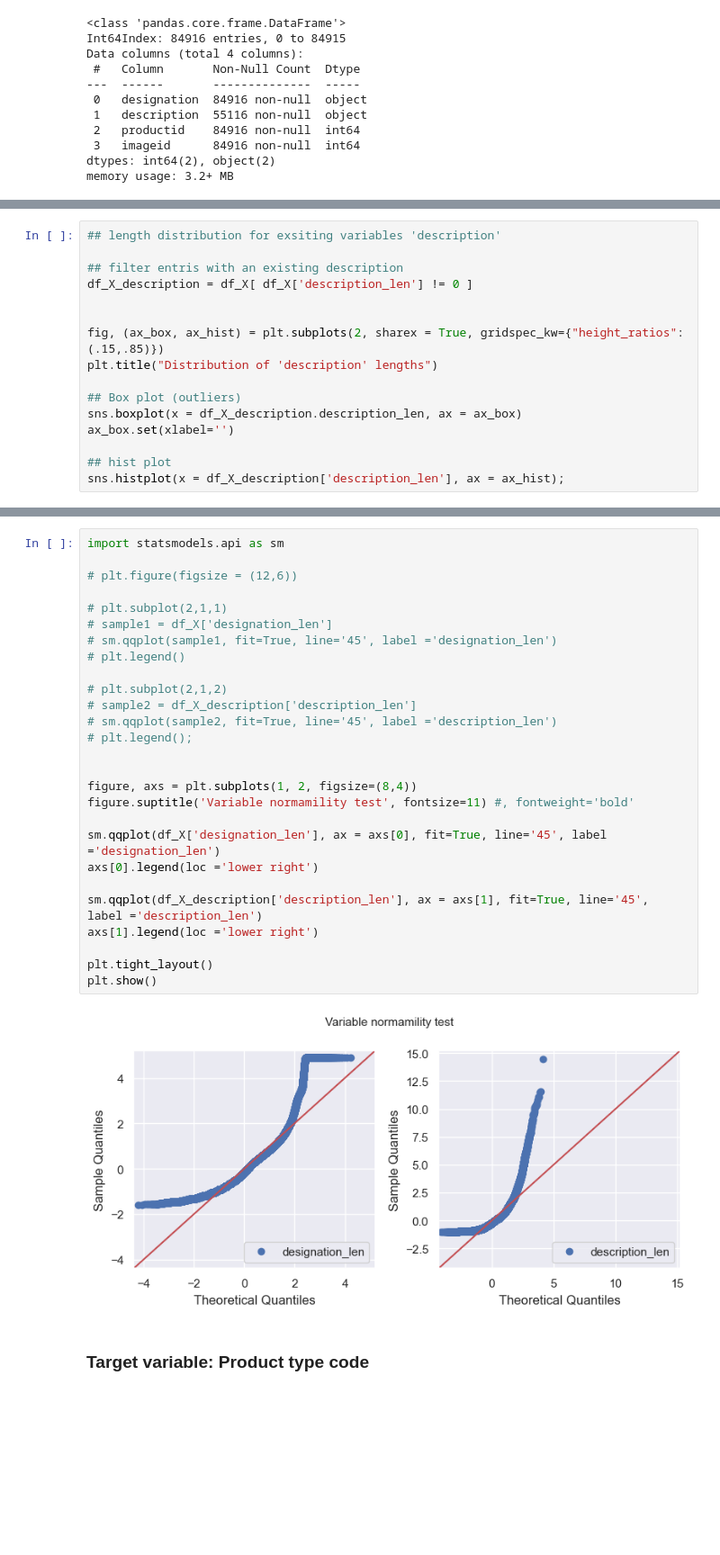
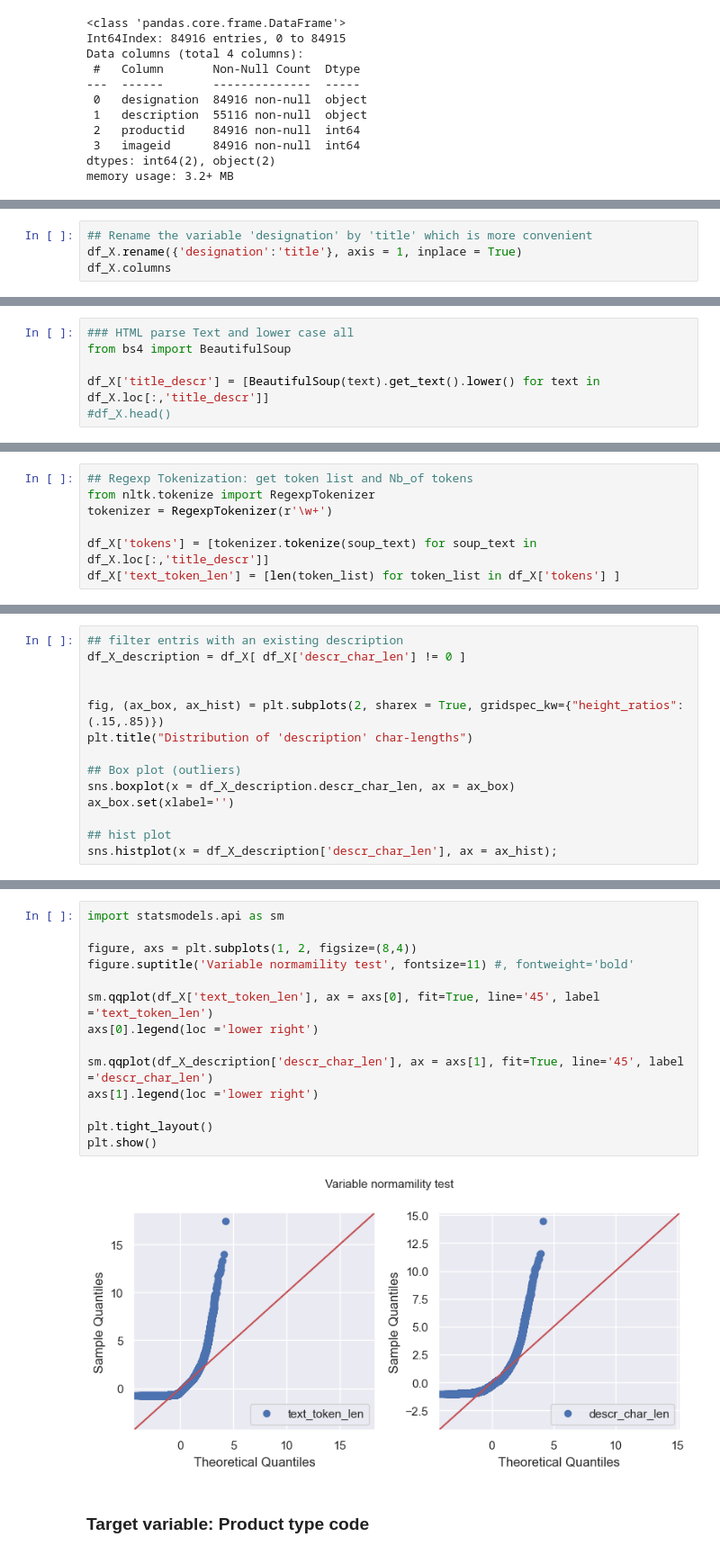
Before and after one commit to RamiroHR/Multimodal-Data-Product-Classification-Model, a Jupyter notebook: Rakuten_DataExploration.ipynb, the cells around one changed output, grey strips where cells are left out. Shown at 90% size. Drawn from its saved outputs; the diff is of its cells as text; blank space fills up the shorter version.

```diff
--- a/Rakuten_DataExploration.ipynb
+++ b/Rakuten_DataExploration.ipynb
@@ -70,0 +78,4 @@ There are 29800 (35.09 %) elements without a description
+# %%
+## Rename the variable 'designation' by 'title' which is more convenient
+df_X.rename({'designation':'title'}, axis = 1, inplace = True)
+df_X.columns
@@ -87,0 +208,6 @@ df_X.head()
+# %%
+### HTML parse Text and lower case all
+from bs4 import BeautifulSoup
+
+df_X['title_descr'] = [BeautifulSoup(text).get_text().lower() for text in df_X.loc[:,'title_descr']]
+#df_X.head()
@@ -87,0 +218,7 @@ df_X.head()
+# %%
+## Regexp Tokenization: get token list and Nb_of tokens
+from nltk.tokenize import RegexpTokenizer
+tokenizer = RegexpTokenizer(r'\w+')
+
+df_X['tokens'] = [tokenizer.tokenize(soup_text) for soup_text in df_X.loc[:,'title_descr']]
+df_X['text_token_len'] = [len(token_list) for token_list in df_X['tokens'] ]
@@ -132,17 +288,15 @@ Name: designation_len, dtype: float64
 # %%
-## length distribution for exsiting variables 'description'
-
 ## filter entris with an existing description
-df_X_description = df_X[ df_X['description_len'] != 0 ]
+df_X_description = df_X[ df_X['descr_char_len'] != 0 ]
 
 
 fig, (ax_box, ax_hist) = plt.subplots(2, sharex = True, gridspec_kw={"height_ratios":(.15,.85)})
-plt.title("Distribution of 'description' lengths")
+plt.title("Distribution of 'description' char-lengths")
 
 ## Box plot (outliers)
-sns.boxplot(x = df_X_description.description_len, ax = ax_box)
+sns.boxplot(x = df_X_description.descr_char_len, ax = ax_box)
 ax_box.set(xlabel='')
 
 ## hist plot
-sns.histplot(x = df_X_description['description_len'], ax = ax_hist);
+sns.histplot(x = df_X_description['descr_char_len'], ax = ax_hist);
 # %% [output]
@@ -165,32 +323,19 @@ Name: description_len, dtype: float64
 # %%
 import statsmodels.api as sm
-
-# plt.figure(figsize = (12,6))
-
-# plt.subplot(2,1,1)
-# sample1 = df_X['designation_len']
-# sm.qqplot(sample1, fit=True, line='45', label ='designation_len')
-# plt.legend()
-
-# plt.subplot(2,1,2)
-# sample2 = df_X_description['description_len']
-# sm.qqplot(sample2, fit=True, line='45', label ='description_len')
-# plt.legend();
-
 
 figure, axs = plt.subplots(1, 2, figsize=(8,4))
 figure.suptitle('Variable normamility test', fontsize=11) #, fontweight='bold'
 
-sm.qqplot(df_X['designation_len'], ax = axs[0], fit=True, line='45', label ='designation_len')
+sm.qqplot(df_X['text_token_len'], ax = axs[0], fit=True, line='45', label ='text_token_len')
 axs[0].legend(loc ='lower right')
 
-sm.qqplot(df_X_description['description_len'], ax = axs[1], fit=True, line='45', label ='description_len')
+sm.qqplot(df_X_description['descr_char_len'], ax = axs[1], fit=True, line='45', label ='descr_char_len')
 axs[1].legend(loc ='lower right')
 
 plt.tight_layout()
 plt.show()
 # %% [output]
-[figure, old version]
+[figure, new version]
 # %% [markdown]
 ### Target variable: Product type code
 # %%
```
Also changed, not shown: parts of 44 cells of this notebook.
